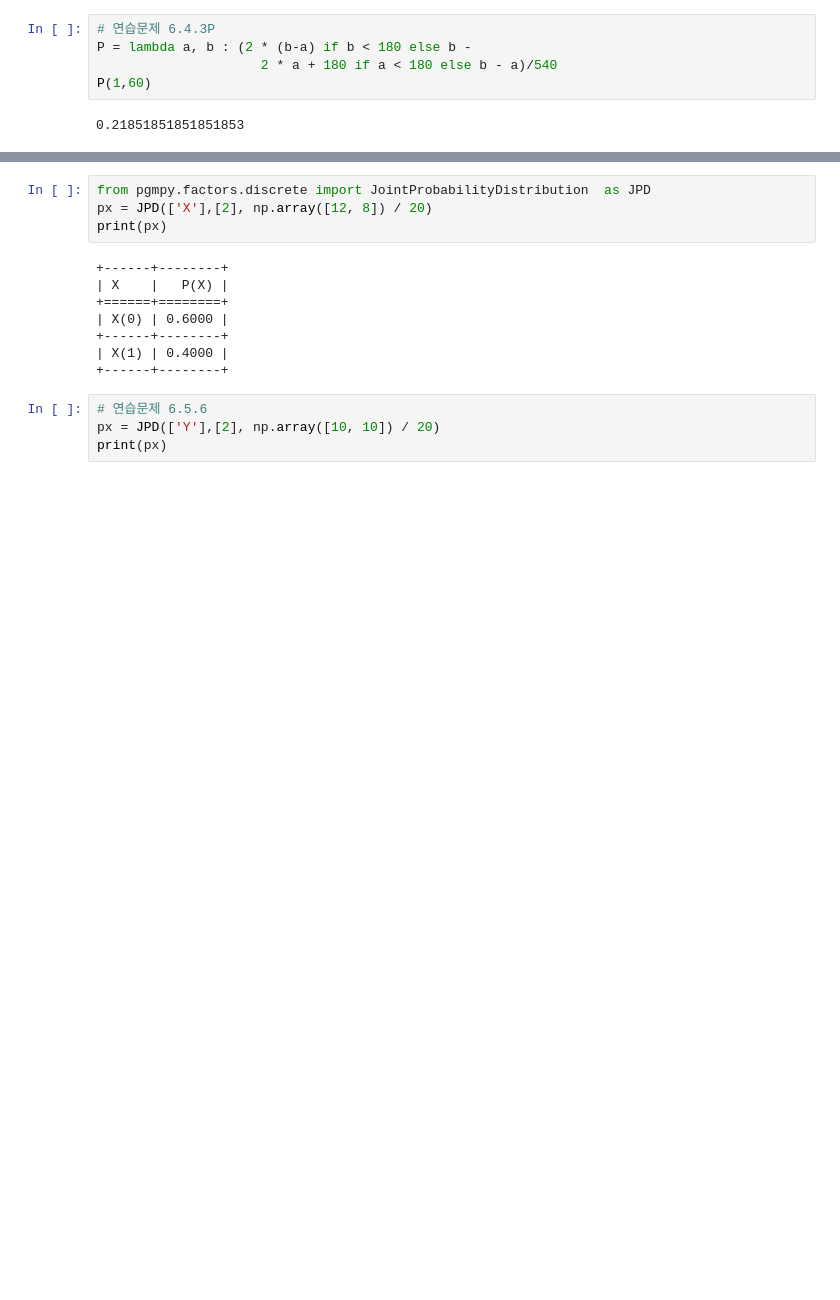
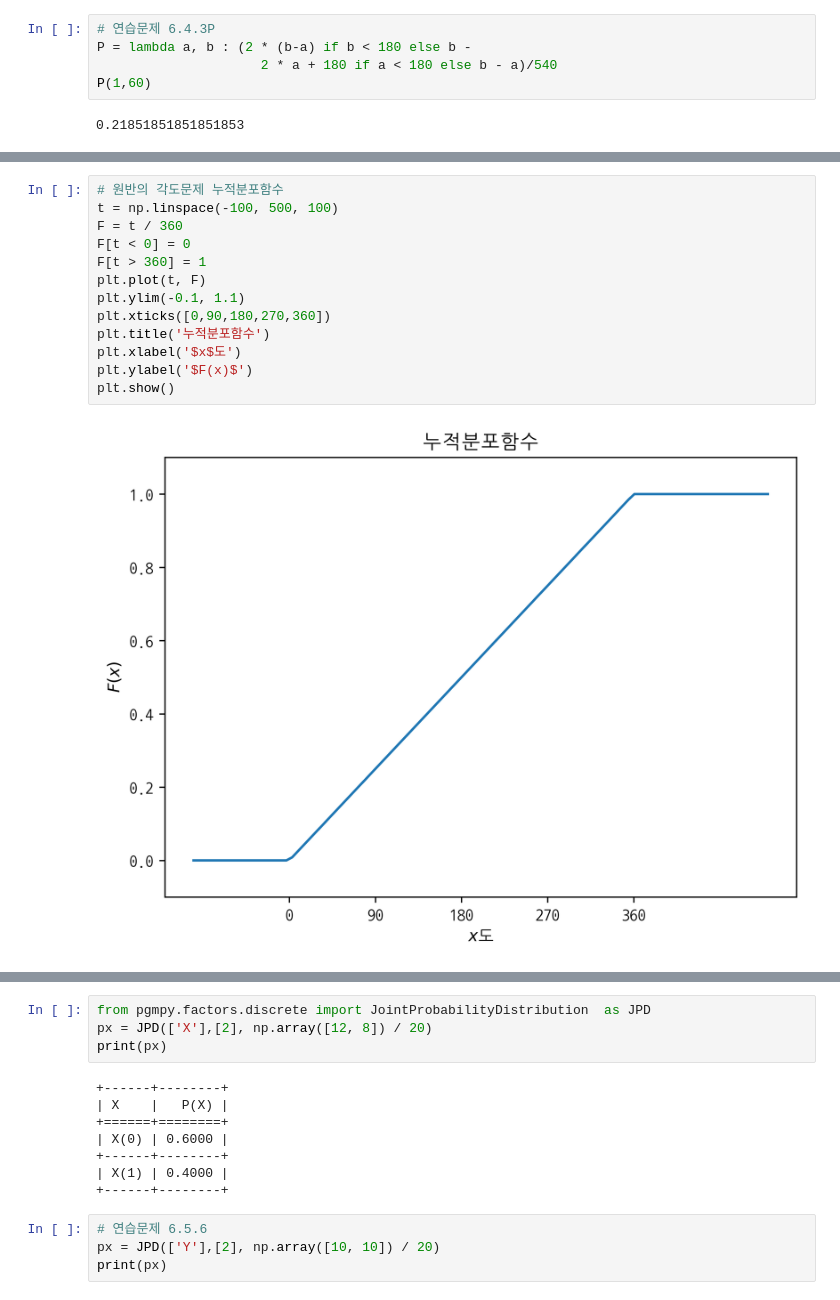
Before and after one commit to hmkim312/TIL, a Jupyter notebook: math/06_pgmpy로 공부하는 확률론.ipynb, the cells around one changed output, grey strips where cells are left out. Cells and saved outputs as stored; diff of their text form; blank space fills up the shorter version.

```diff
--- a/math/06_pgmpy로 공부하는 확률론.ipynb
+++ b/math/06_pgmpy로 공부하는 확률론.ipynb
@@ -258,3 +639,18 @@ P(1,60)
+# %%
+# 원반의 각도문제 누적분포함수
+t = np.linspace(-100, 500, 100)
+F = t / 360
+F[t < 0] = 0
+F[t > 360] = 1
+plt.plot(t, F)
+plt.ylim(-0.1, 1.1)
+plt.xticks([0,90,180,270,360])
+plt.title('누적분포함수')
+plt.xlabel('$x$도')
+plt.ylabel('$F(x)$')
+plt.show()
+# %% [output]
+[figure, added]
 # %%
 # 연습문제 6.4.4
 def F(x):
```
Also changed, not shown: parts of 105 cells of this notebook.
